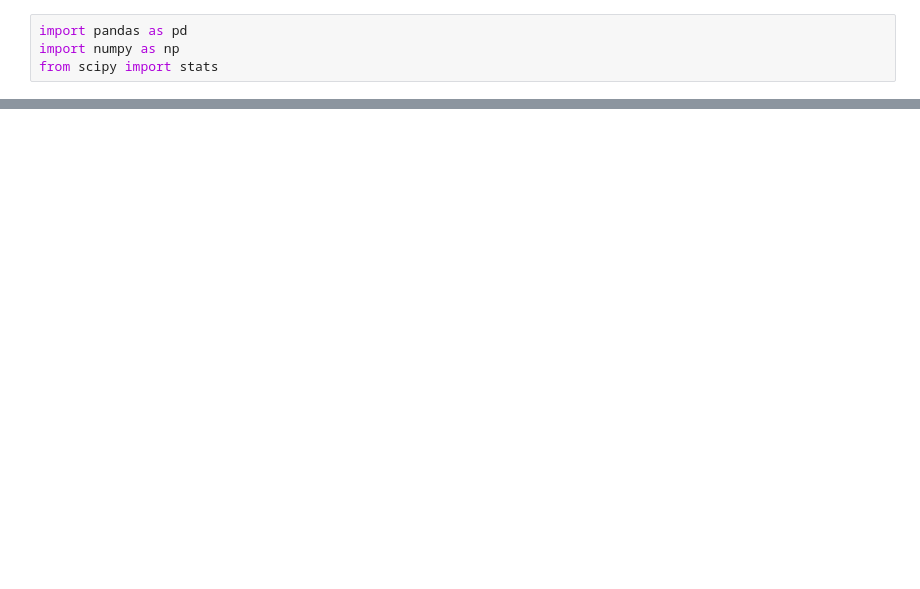
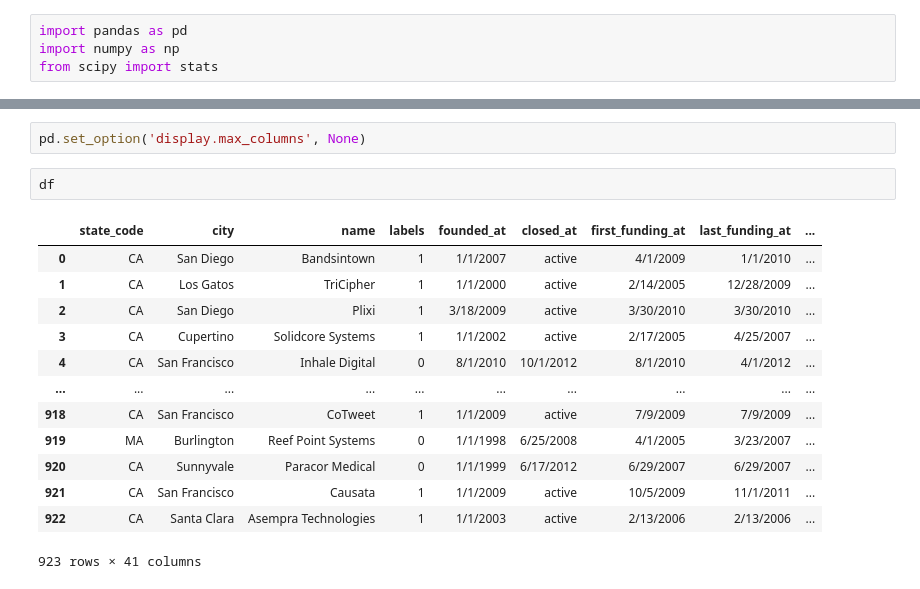
Before and after one commit to Paulabvc/startups_project, a Jupyter notebook: Final_project_startup/notebooks/Exploratory_data_analysis (2).ipynb, the cells around one changed output, grey strips where cells are left out. Saved outputs shown, nothing was run; the diff lists cells and outputs as text; blank space fills up the shorter version.

```diff
--- a/Final_project_startup/notebooks/Exploratory_data_analysis (2).ipynb
+++ b/Final_project_startup/notebooks/Exploratory_data_analysis (2).ipynb
@@ -50,0 +63,18 @@ df.describe()
+# %%
+pd.set_option('display.max_columns', None)
+# %%
+df
+# %% [output]
+|  | state_code | city | name | labels | founded_at | closed_at | first_funding_at | last_funding_at | ... |
+| 0 | CA | San Diego | Bandsintown | 1 | 1/1/2007 | active | 4/1/2009 | 1/1/2010 | ... |
+| 1 | CA | Los Gatos | TriCipher | 1 | 1/1/2000 | active | 2/14/2005 | 12/28/2009 | ... |
+| 2 | CA | San Diego | Plixi | 1 | 3/18/2009 | active | 3/30/2010 | 3/30/2010 | ... |
+| 3 | CA | Cupertino | Solidcore Systems | 1 | 1/1/2002 | active | 2/17/2005 | 4/25/2007 | ... |
+| 4 | CA | San Francisco | Inhale Digital | 0 | 8/1/2010 | 10/1/2012 | 8/1/2010 | 4/1/2012 | ... |
+| ... | ... | ... | ... | ... | ... | ... | ... | ... | ... |
+| 918 | CA | San Francisco | CoTweet | 1 | 1/1/2009 | active | 7/9/2009 | 7/9/2009 | ... |
+| 919 | MA | Burlington | Reef Point Systems | 0 | 1/1/1998 | 6/25/2008 | 4/1/2005 | 3/23/2007 | ... |
+| 920 | CA | Sunnyvale | Paracor Medical | 0 | 1/1/1999 | 6/17/2012 | 6/29/2007 | 6/29/2007 | ... |
+| 921 | CA | San Francisco | Causata | 1 | 1/1/2009 | active | 10/5/2009 | 11/1/2011 | ... |
+| 922 | CA | Santa Clara | Asempra Technologies | 1 | 1/1/2003 | active | 2/13/2006 | 2/13/2006 | ... |
+923 rows × 41 columns
```
Also changed, not shown: parts of 19 cells of this notebook, 2 other files.
